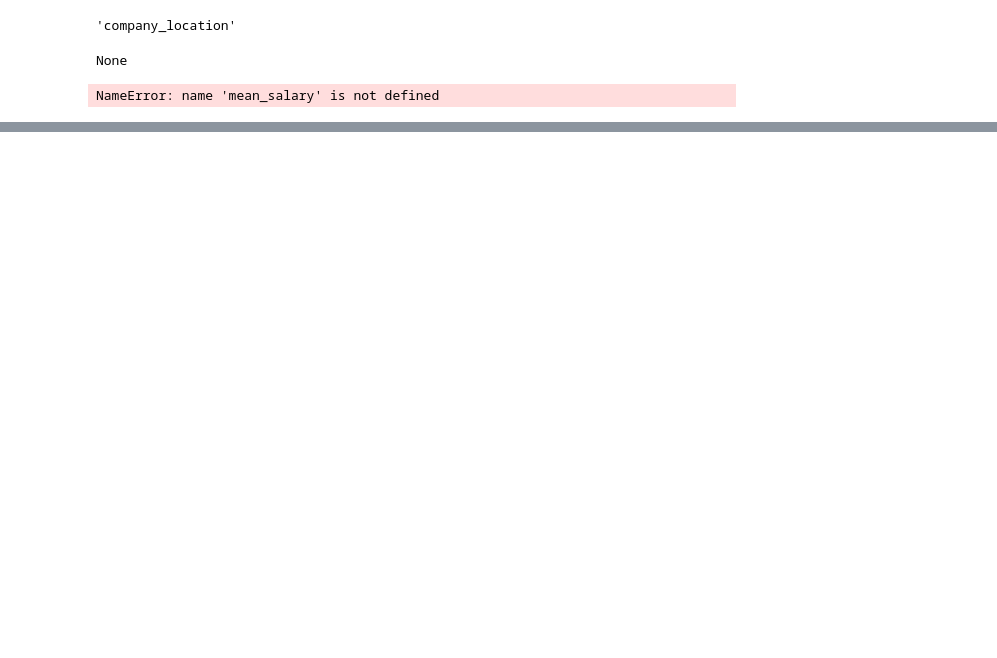
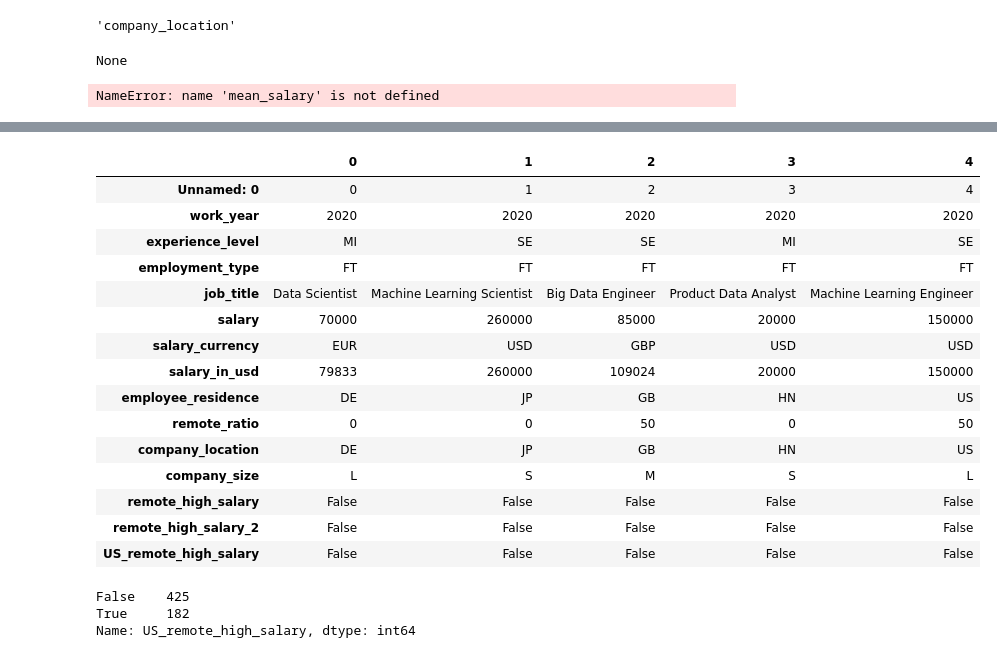
Before and after one commit to cryswong26/Data-Science-Salaries, a Jupyter notebook: support/ds salaries notebook.ipynb, the cells around one changed output, grey strips where cells are left out. Drawn from its saved outputs; the diff is of its cells as text; code cells hidden in the pictures; blank space fills up the shorter version.

```diff
--- a/support/ds salaries notebook.ipynb
+++ b/support/ds salaries notebook.ipynb
@@ -559,0 +489,2 @@ fig = go.Figure(data=[mydata1], layout=mylayout)
+# %%
+df['remote_high_salary'] = (df['salary_in_usd'] >= 100000) & (df['remote_ratio'] == 100)
@@ -559,0 +510,2 @@ fig = go.Figure(data=[mydata1], layout=mylayout)
+# %%
+df['remote_high_salary_2'] = (df['salary_in_usd'] >= df['salary_in_usd'].mean()) & (df['remote_ratio'] == 100)
@@ -559,0 +555,28 @@ fig = go.Figure(data=[mydata1], layout=mylayout)
+# %%
+#which type of job should you get in the US if you care mostly about being fully remote & having a high salary?
+df['US_remote_high_salary'] = (df['remote_high_salary_2'] == True) & (df['company_location'] == 'US')
+# %%
+df.head().T
+# %% [output]
+|  | 0 | 1 | 2 | 3 | 4 |
+| Unnamed: 0 | 0 | 1 | 2 | 3 | 4 |
+| work_year | 2020 | 2020 | 2020 | 2020 | 2020 |
+| experience_level | MI | SE | SE | MI | SE |
+| employment_type | FT | FT | FT | FT | FT |
+| job_title | Data Scientist | Machine Learning Scientist | Big Data Engineer | Product Data Analyst | Machine Learning Engineer |
+| salary | 70000 | 260000 | 85000 | 20000 | 150000 |
+| salary_currency | EUR | USD | GBP | USD | USD |
+| salary_in_usd | 79833 | 260000 | 109024 | 20000 | 150000 |
+| employee_residence | DE | JP | GB | HN | US |
+| remote_ratio | 0 | 0 | 50 | 0 | 50 |
+| company_location | DE | JP | GB | HN | US |
+| company_size | L | S | M | S | L |
+| remote_high_salary | False | False | False | False | False |
+| remote_high_salary_2 | False | False | False | False | False |
+| US_remote_high_salary | False | False | False | False | False |
+# %%
+df['US_remote_high_salary'].value_counts() #this matches the previous count for the US
+# %% [output]
+False    425
+True     182
+Name: US_remote_high_salary, dtype: int64
```
Also changed, not shown: parts of 30 cells of this notebook, 1 other file.
